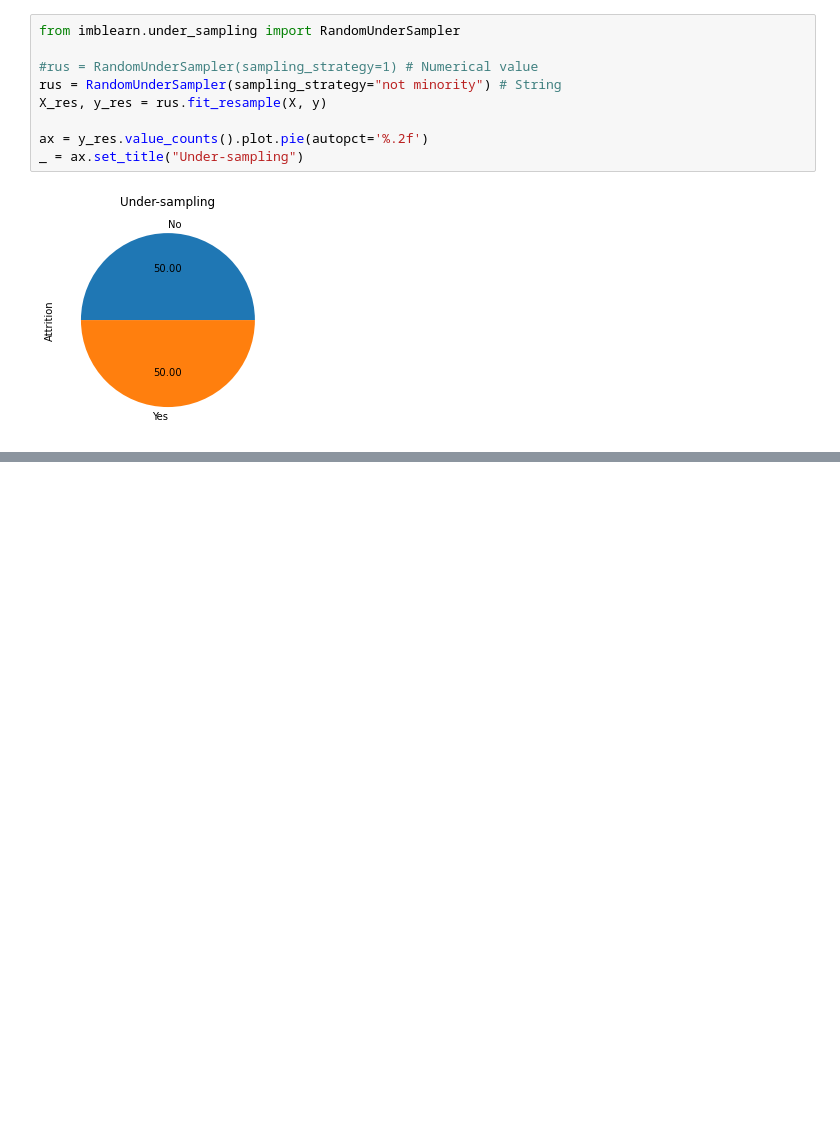
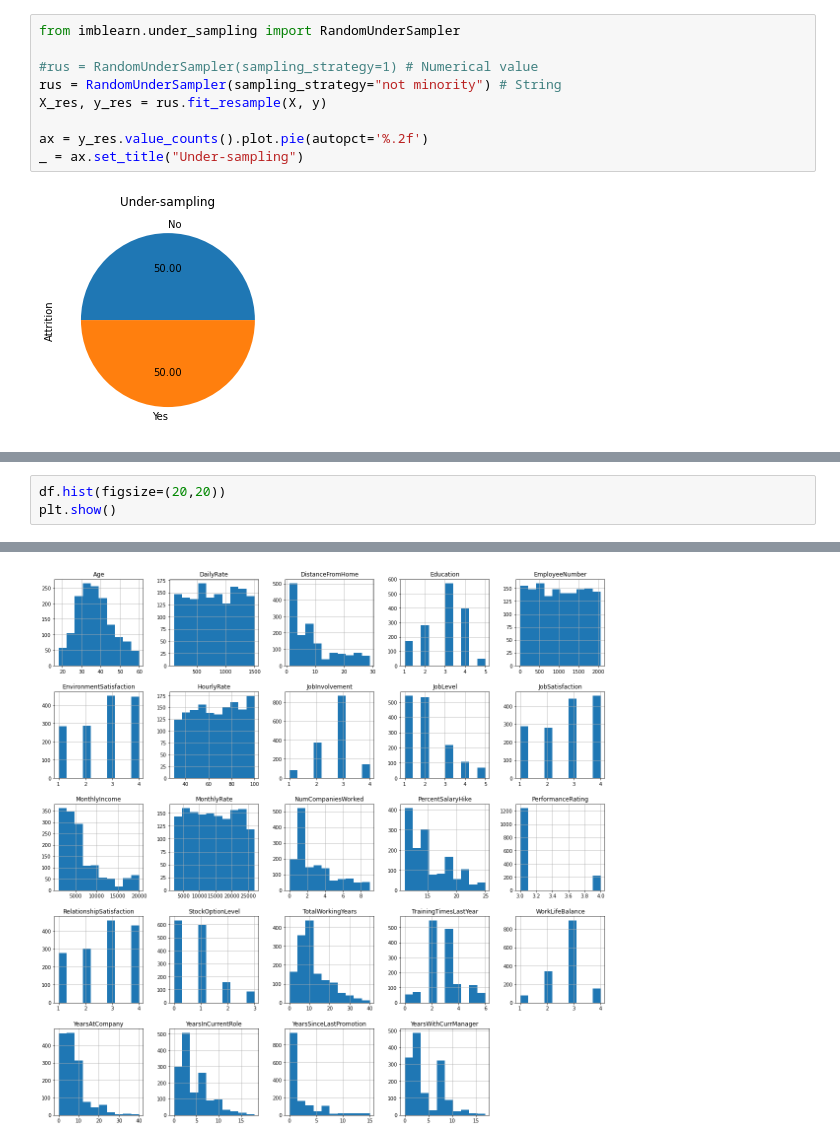
Before and after one commit to nithinkrishnan/dm-assgn, a Jupyter notebook: Code/Attrition_bkp.ipynb, the cells around one changed output, grey strips where cells are left out. Drawn from its saved outputs; the diff is of its cells as text; blank space fills up the shorter version.

```diff
--- a/Code/Attrition_bkp.ipynb
+++ b/Code/Attrition_bkp.ipynb
@@ -397,0 +462,4 @@ y_res.value_counts()
+# %%
+df.hist(figsize=(20,20))
+plt.show()
+# %% [output]
@@ -397,0 +467 @@ y_res.value_counts()
+[figure, added]
```
Also changed, not shown: parts of 67 cells of this notebook, 1 other file.
